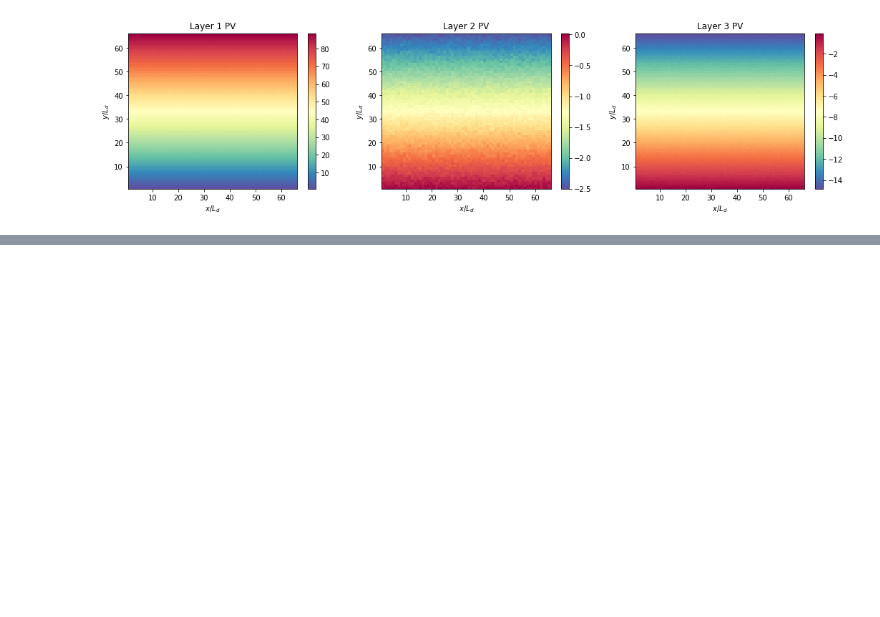
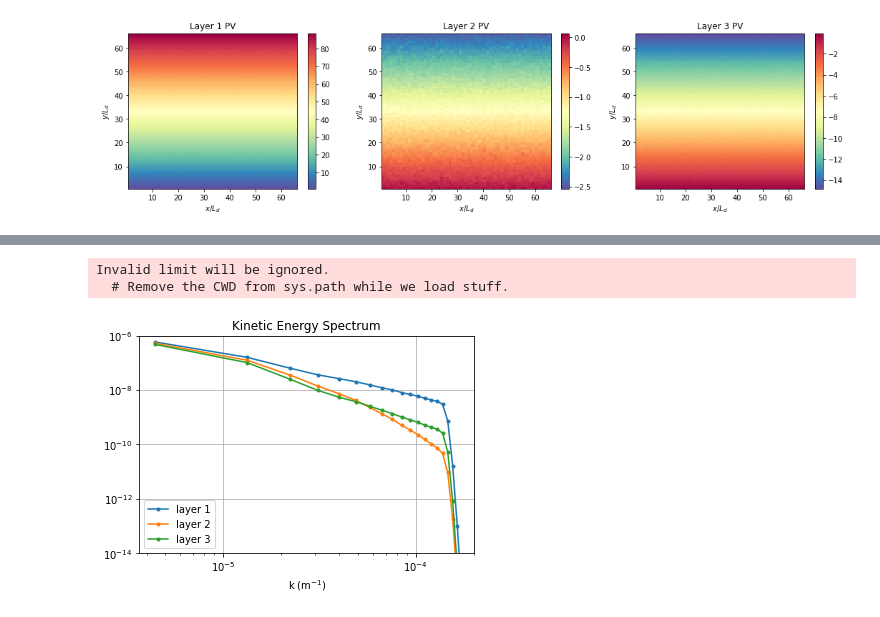
Before and after one commit to Anguswp1/EOS2978, a Jupyter notebook: Three-layer-model.ipynb, the cells around one changed output, grey strips where cells are left out. Drawn from its saved outputs; the diff is of its cells as text; code cells hidden in the pictures; blank space fills up the shorter version.

```diff
--- a/Three-layer-model.ipynb
+++ b/Three-layer-model.ipynb
@@ -121,0 +160,17 @@ Text(0.5, 1.0, 'Layer 3 PV')
+# %%
+kr, kespec_1 = tools.calc_ispec(m,m.get_diagnostic('KEspec')[0])
+_, kespec_2 = tools.calc_ispec(m,m.get_diagnostic('KEspec')[1])
+_, kespec_3 = tools.calc_ispec(m,m.get_diagnostic('KEspec')[2])
+
+plt.loglog( kr, kespec_1, '.-' )
+plt.loglog( kr, kespec_2, '.-' )
+plt.loglog( kr, kespec_3, '.-' )
+
+plt.legend(['layer 1','layer 2', 'layer 3'], loc='lower left')
+plt.ylim([1e-14,1e-6]); plt.xlim([m.kk.min(), m.kk.max()])
+plt.xlabel(r'k (m$^{-1}$)'); plt.grid()
+plt.title('Kinetic Energy Spectrum');
+# %% [output]
+Invalid limit will be ignored.
+  # Remove the CWD from sys.path while we load stuff.
+[figure, added]
```
Also changed, not shown: parts of 7 cells of this notebook.
